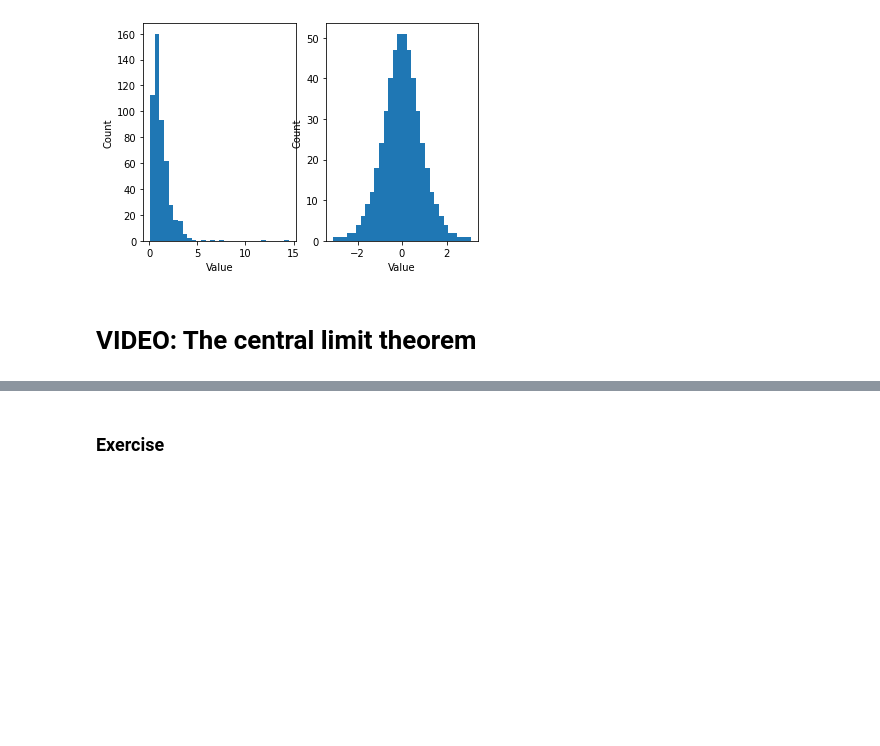
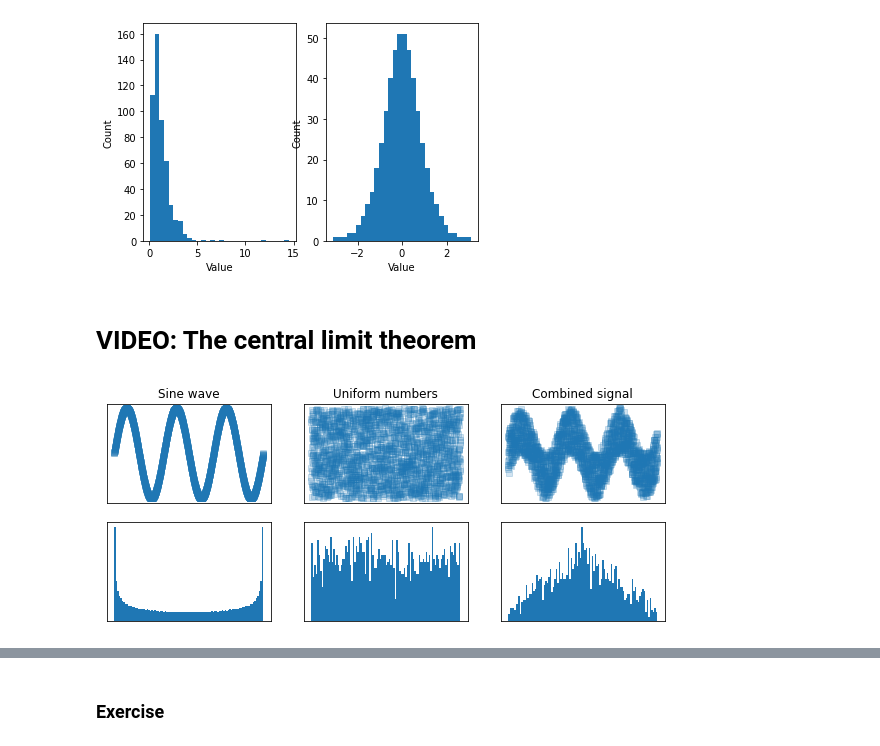
Before and after one commit to adel-nouar/Math_with_Python, a Jupyter notebook: Section13_pymath_probability.ipynb, the cells around one changed output, grey strips where cells are left out. Drawn from its saved outputs; the diff is of its cells as text; code cells hidden in the pictures; blank space fills up the shorter version.

```diff
--- a/Section13_pymath_probability.ipynb
+++ b/Section13_pymath_probability.ipynb
@@ -271,0 +275,33 @@ plt.show()
+# %%
+# generate data from various distributions, then sum
+
+n = 2000
+
+sig1 = np.sin(np.linspace(0,6*np.pi,n))
+sig2 = np.random.rand(n)*2-1
+
+signal = sig1 + sig2
+
+
+# plot the two individual features and their distributions
+fig,ax = plt.subplots(2,3,figsize=(10,4))
+
+ax[0,0].plot(sig1,'s',alpha=.2)
+ax[0,0].set_title('Sine wave')
+ax[1,0].hist(sig1,100)
+
+ax[0,1].plot(sig2,'s',alpha=.2)
+ax[0,1].set_title('Uniform numbers')
+ax[1,1].hist(sig2,100)
+
+ax[0,2].plot(signal,'s',alpha=.2)
+ax[0,2].set_title('Combined signal')
+ax[1,2].hist(signal,100)
+
+for i in np.matrix.flatten(ax):
+    i.set_yticks([])
+    i.set_xticks([])
+
+plt.show()
+# %% [output]
+[figure, added]
```
Also changed, not shown: parts of 6 cells of this notebook, 1 other file.
